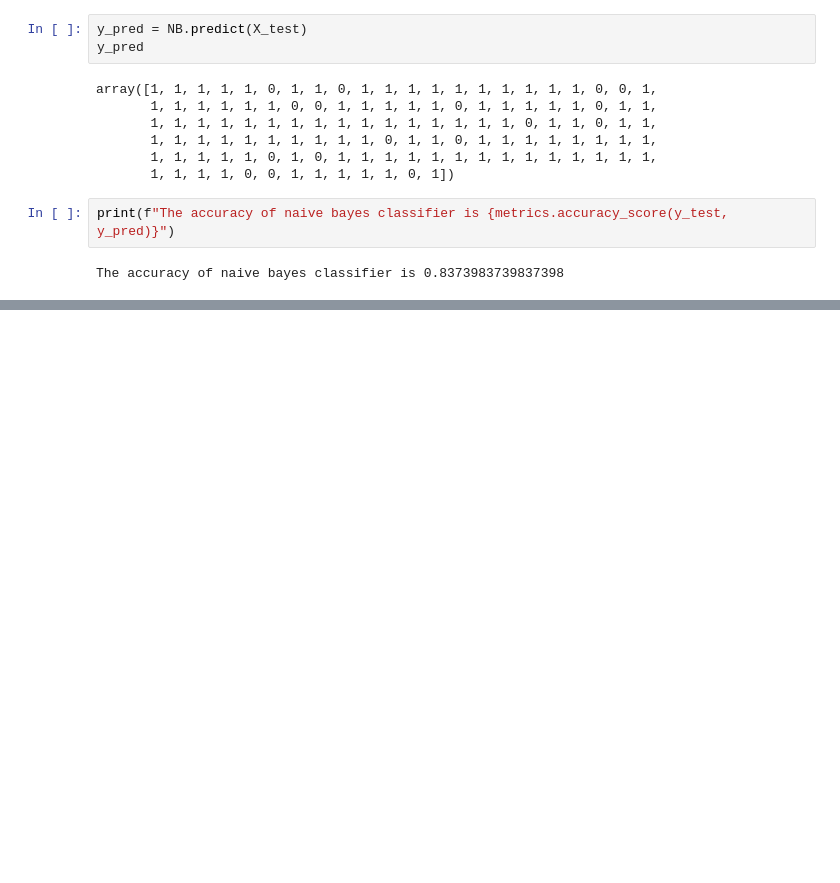
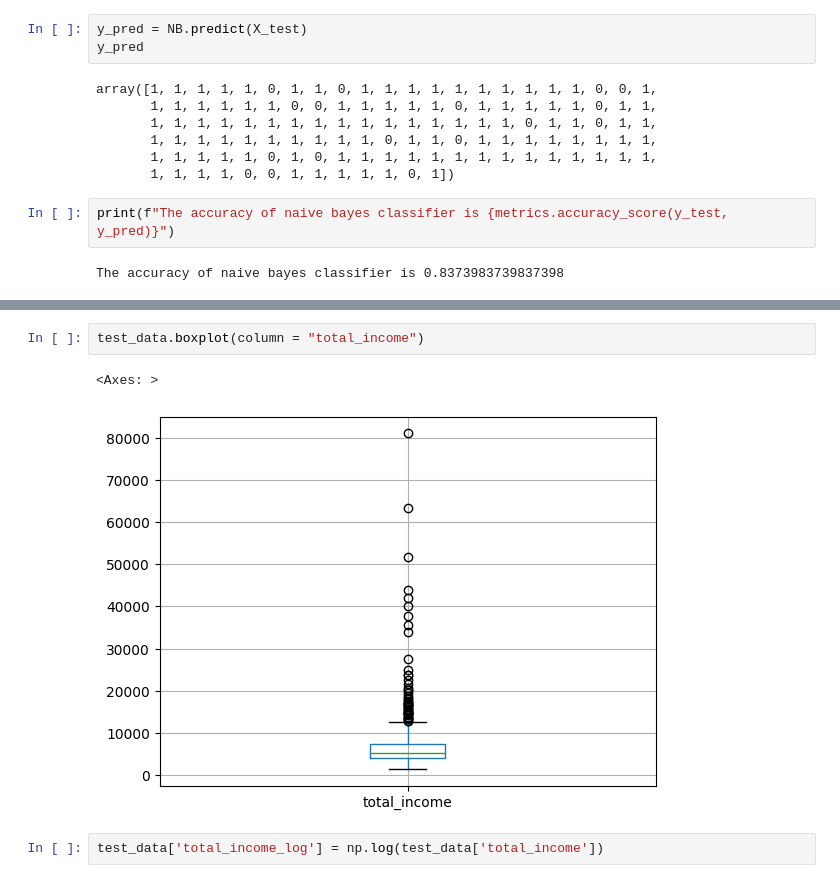
Before and after one commit to funmilola09/Loan_Approval_Prediction, a Jupyter notebook: loan_predictor_data_exploration.ipynb, the cells around one changed output, grey strips where cells are left out. Cells and saved outputs as stored; diff of their text form; blank space fills up the shorter version.

```diff
--- a/loan_predictor_data_exploration.ipynb
+++ b/loan_predictor_data_exploration.ipynb
@@ -441,0 +541,7 @@ The accuracy of naive bayes classifier is 0.8373983739837398
+# %%
+test_data.boxplot(column = "total_income")
+# %% [output]
+<Axes: >
+[figure, added]
+# %%
+test_data['total_income_log'] = np.log(test_data['total_income'])
```
Also changed, not shown: parts of 20 cells of this notebook.
